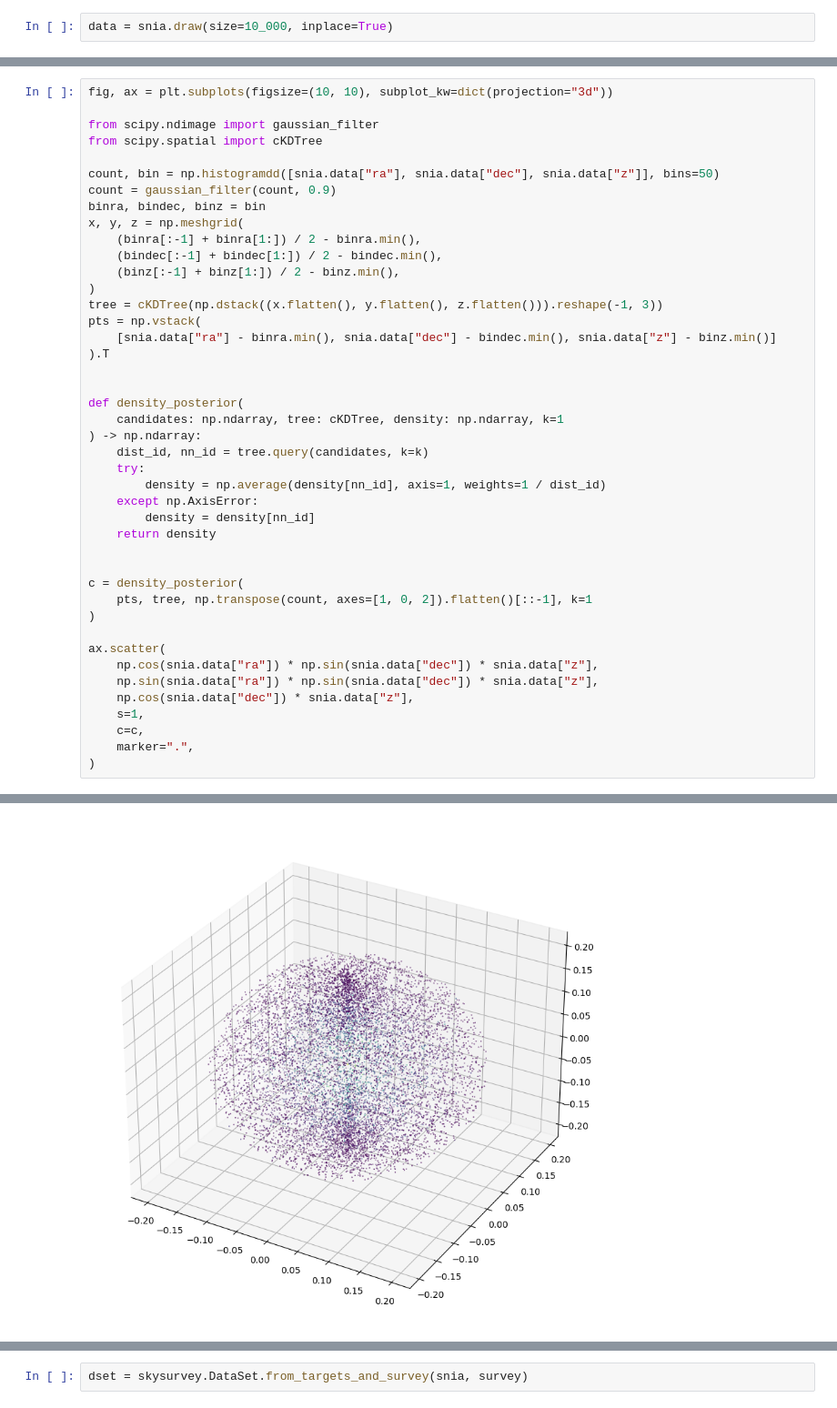
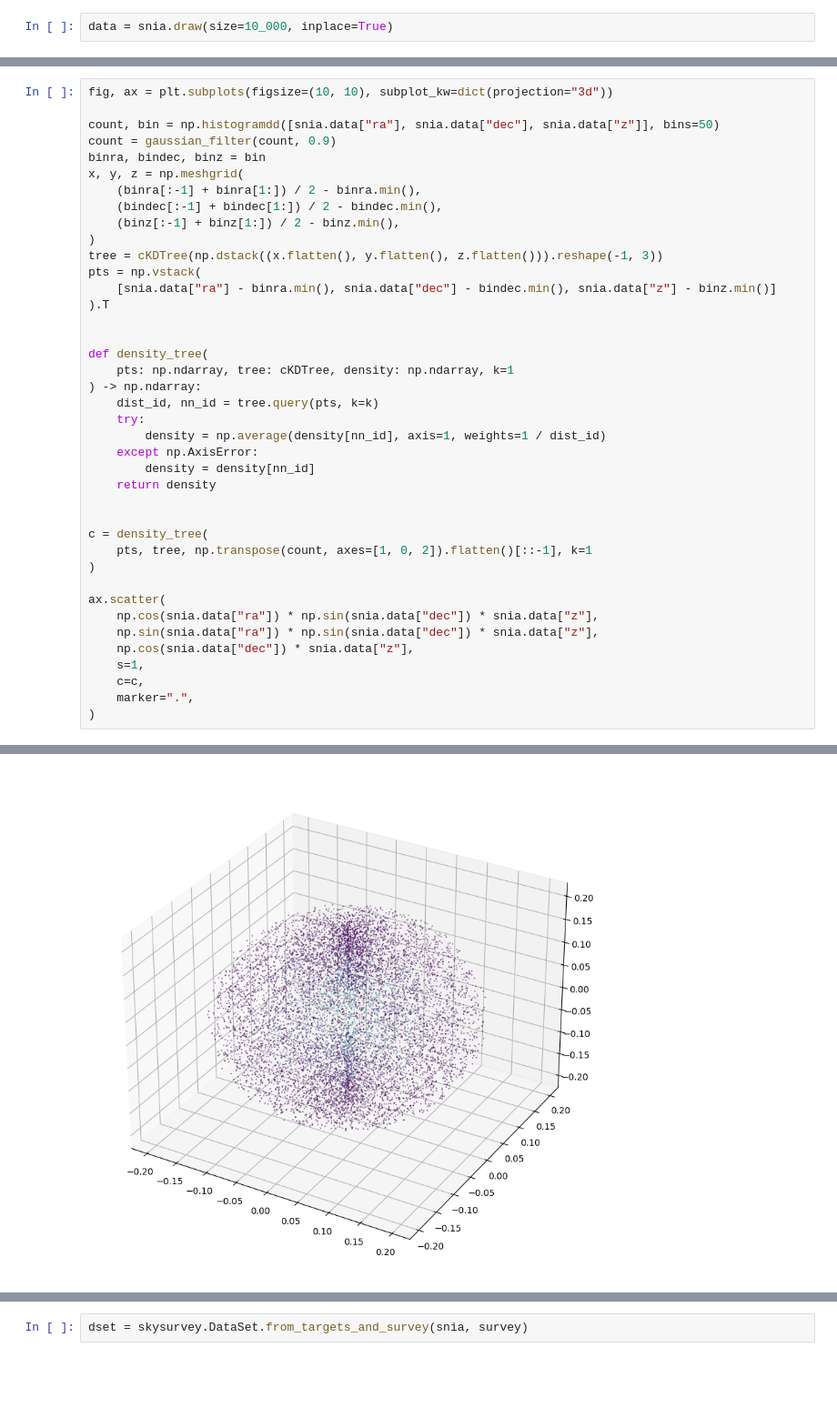
Before and after one commit to AntoineGillesLordet/Projet-LPNHE, a Jupyter notebook: code/tests.ipynb, the cells around one changed output, grey strips where cells are left out. Shown at 91% size. Saved outputs shown, nothing was run; the diff lists cells and outputs as text; blank space fills up the shorter version.

```diff
--- a/code/tests.ipynb
+++ b/code/tests.ipynb
@@ -23,8 +29,5 @@ ax.scatter(
 # %%
 fig, ax = plt.subplots(figsize=(10, 10), subplot_kw=dict(projection="3d"))
-
-from scipy.ndimage import gaussian_filter
-from scipy.spatial import cKDTree
 
 count, bin = np.histogramdd([snia.data["ra"], snia.data["dec"], snia.data["z"]], bins=50)
 count = gaussian_filter(count, 0.9)
@@ -34,35 +37,35 @@ x, y, z = np.meshgrid(
     (bindec[:-1] + bindec[1:]) / 2 - bindec.min(),
     (binz[:-1] + binz[1:]) / 2 - binz.min(),
 )
 tree = cKDTree(np.dstack((x.flatten(), y.flatten(), z.flatten())).reshape(-1, 3))
 pts = np.vstack(
     [snia.data["ra"] - binra.min(), snia.data["dec"] - bindec.min(), snia.data["z"] - binz.min()]
 ).T
 
 
-def density_posterior(
-    candidates: np.ndarray, tree: cKDTree, density: np.ndarray, k=1
+def density_tree(
+    pts: np.ndarray, tree: cKDTree, density: np.ndarray, k=1
 ) -> np.ndarray:
-    dist_id, nn_id = tree.query(candidates, k=k)
+    dist_id, nn_id = tree.query(pts, k=k)
     try:
         density = np.average(density[nn_id], axis=1, weights=1 / dist_id)
     except np.AxisError:
         density = density[nn_id]
     return density
 
 
-c = density_posterior(
+c = density_tree(
     pts, tree, np.transpose(count, axes=[1, 0, 2]).flatten()[::-1], k=1
 )
 
 ax.scatter(
     np.cos(snia.data["ra"]) * np.sin(snia.data["dec"]) * snia.data["z"],
     np.sin(snia.data["ra"]) * np.sin(snia.data["dec"]) * snia.data["z"],
     np.cos(snia.data["dec"]) * snia.data["z"],
     s=1,
     c=c,
     marker=".",
 )
 # %% [output]
 <mpl_toolkits.mplot3d.art3d.Path3DCollection at 0x...>
-[figure, old version]
+[figure, new version]
```
Also changed, not shown: parts of 35 cells of this notebook.
